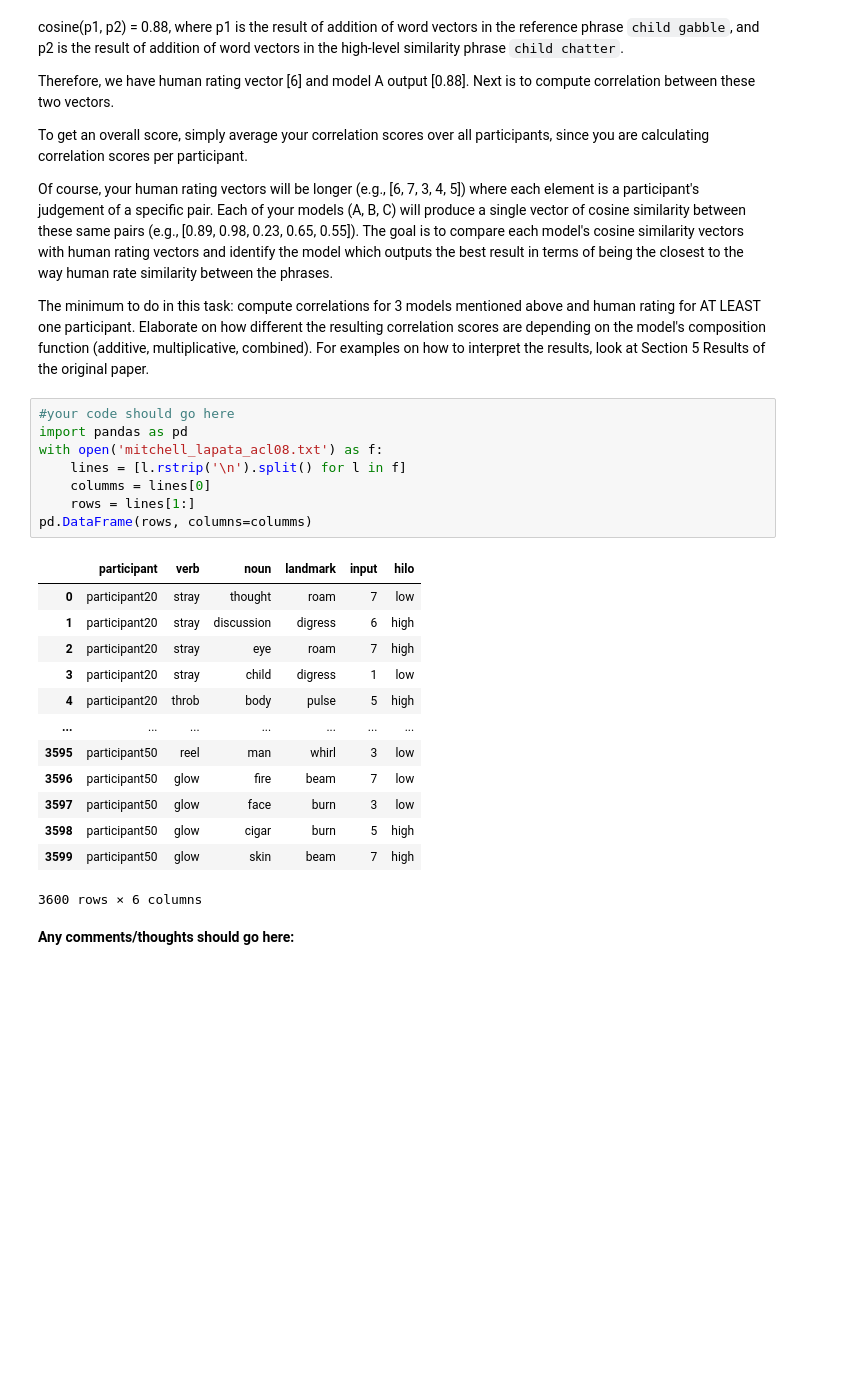
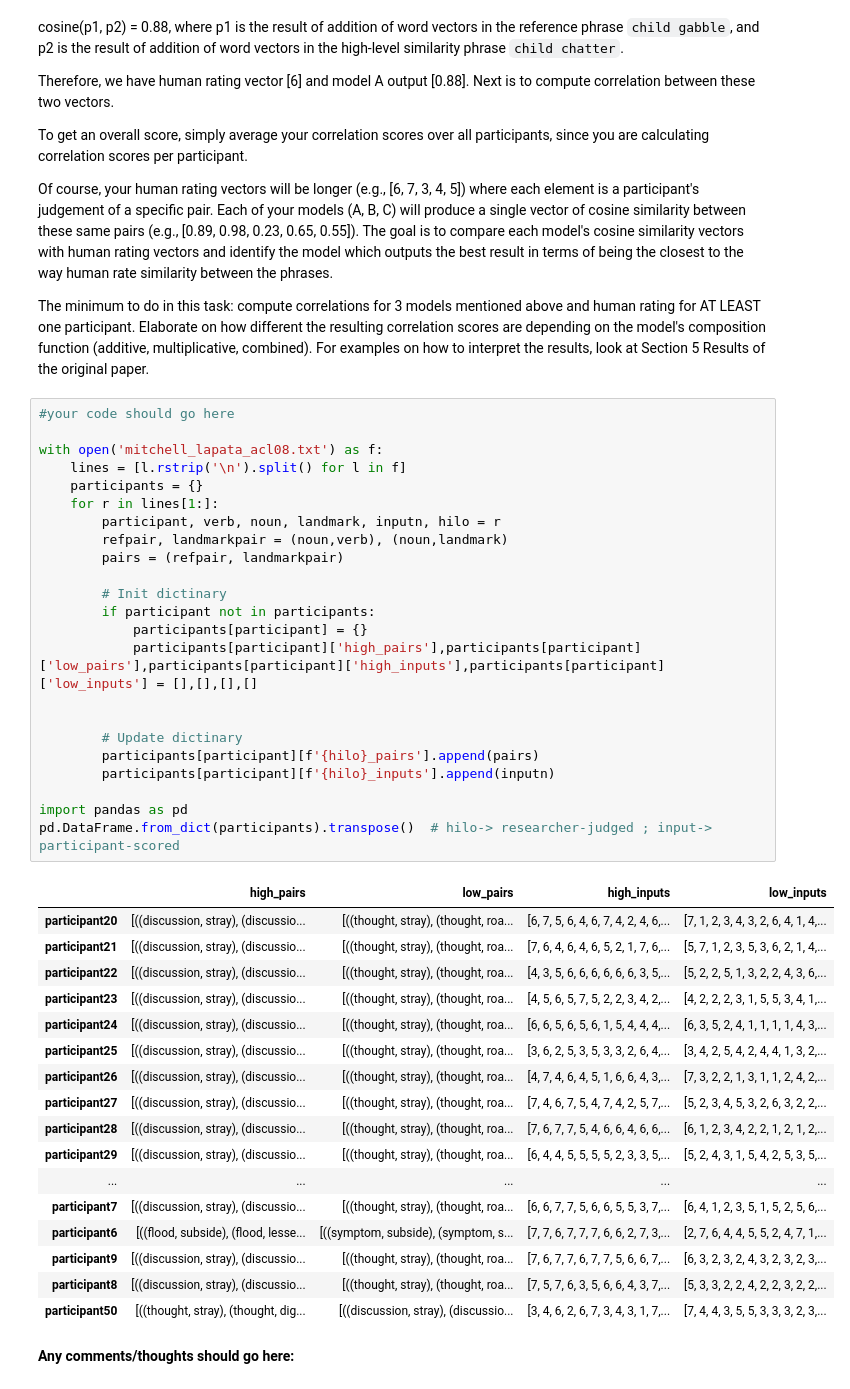
Before and after one commit to chickenbror/computational-semantics-vt21, a Jupyter notebook: BlueMetalLlamas/assignment-02/calvin/Calvin_A2.ipynb, the cells around one changed output. Drawn from its saved outputs; the diff is of its cells as text; blank space fills up the shorter version.

```diff
--- a/BlueMetalLlamas/assignment-02/calvin/Calvin_A2.ipynb
+++ b/BlueMetalLlamas/assignment-02/calvin/Calvin_A2.ipynb
@@ -406,27 +424,46 @@ To get an overall score, simply average your correlation scores over all partici
 Of course, your human rating vectors will be longer (e.g., [6, 7, 3, 4, 5]) where each element is a participant's judgement of a specific pair. Each of your models (A, B, C) will produce a single vector of cosine similarity between these same pairs (e.g., [0.89, 0.98, 0.23, 0.65, 0.55]). The goal is to compare each model's cosine similarity vectors with human rating vectors and identify the model which outputs the best result in terms of being the closest to the way human rate similarity between the phrases.
 
 The minimum to do in this task: compute correlations for 3 models mentioned above and human rating for AT LEAST one participant. Elaborate on how different the resulting correlation scores are depending on the model's composition function (additive, multiplicative, combined). For examples on how to interpret the results, look at Section 5 Results of the original paper.
-# %%
-#your code should go here
-import pandas as pd
-with open('mitchell_lapata_acl08.txt') as f:
-    lines = [l.rstrip('\n').split() for l in f]
-    columms = lines[0]
-    rows = lines[1:]
-pd.DataFrame(rows, columns=columms)
-# %% [output]
-|  | participant | verb | noun | landmark | input | hilo |
-| 0 | participant20 | stray | thought | roam | 7 | low |
-| 1 | participant20 | stray | discussion | digress | 6 | high |
-| 2 | participant20 | stray | eye | roam | 7 | high |
-| 3 | participant20 | stray | child | digress | 1 | low |
-| 4 | participant20 | throb | body | pulse | 5 | high |
-| ... | ... | ... | ... | ... | ... | ... |
-| 3595 | participant50 | reel | man | whirl | 3 | low |
-| 3596 | participant50 | glow | fire | beam | 7 | low |
-| 3597 | participant50 | glow | face | burn | 3 | low |
-| 3598 | participant50 | glow | cigar | burn | 5 | high |
-| 3599 | participant50 | glow | skin | beam | 7 | high |
-3600 rows × 6 columns
+# %%
+#your code should go here
+
+with open('mitchell_lapata_acl08.txt') as f:
+    lines = [l.rstrip('\n').split() for l in f]
+    participants = {}
+    for r in lines[1:]:
+        participant, verb, noun, landmark, inputn, hilo = r
+        refpair, landmarkpair = (noun,verb), (noun,landmark)
+        pairs = (refpair, landmarkpair)
+
+        # Init dictinary
+        if participant not in participants:
+            participants[participant] = {}
+            participants[participant]['high_pairs'],participants[participant]['low_pairs'],participants[participant]['high_inputs'],participants[participant]['low_inputs'] = [],[],[],[]
+
+
+        # Update dictinary
+        participants[participant][f'{hilo}_pairs'].append(pairs)
+        participants[participant][f'{hilo}_inputs'].append(inputn)
+
+import pandas as pd
+pd.DataFrame.from_dict(participants).transpose()  # hilo-> researcher-judged ; input-> participant-scored
+# %% [output]
+|  | high_pairs | low_pairs | high_inputs | low_inputs |
+| participant20 | [((discussion, stray), (discussio... | [((thought, stray), (thought, roa... | [6, 7, 5, 6, 4, 6, 7, 4, 2, 4, 6,... | [7, 1, 2, 3, 4, 3, 2, 6, 4, 1, 4,... |
+| participant21 | [((discussion, stray), (discussio... | [((thought, stray), (thought, roa... | [7, 6, 4, 6, 4, 6, 5, 2, 1, 7, 6,... | [5, 7, 1, 2, 3, 5, 3, 6, 2, 1, 4,... |
+| participant22 | [((discussion, stray), (discussio... | [((thought, stray), (thought, roa... | [4, 3, 5, 6, 6, 6, 6, 6, 6, 3, 5,... | [5, 2, 2, 5, 1, 3, 2, 2, 4, 3, 6,... |
+| participant23 | [((discussion, stray), (discussio... | [((thought, stray), (thought, roa... | [4, 5, 6, 5, 7, 5, 2, 2, 3, 4, 2,... | [4, 2, 2, 2, 3, 1, 5, 5, 3, 4, 1,... |
+| participant24 | [((discussion, stray), (discussio... | [((thought, stray), (thought, roa... | [6, 6, 5, 6, 5, 6, 1, 5, 4, 4, 4,... | [6, 3, 5, 2, 4, 1, 1, 1, 1, 4, 3,... |
+| participant25 | [((discussion, stray), (discussio... | [((thought, stray), (thought, roa... | [3, 6, 2, 5, 3, 5, 3, 3, 2, 6, 4,... | [3, 4, 2, 5, 4, 2, 4, 4, 1, 3, 2,... |
+| participant26 | [((discussion, stray), (discussio... | [((thought, stray), (thought, roa... | [4, 7, 4, 6, 4, 5, 1, 6, 6, 4, 3,... | [7, 3, 2, 2, 1, 3, 1, 1, 2, 4, 2,... |
+| participant27 | [((discussion, stray), (discussio... | [((thought, stray), (thought, roa... | [7, 4, 6, 7, 5, 4, 7, 4, 2, 5, 7,... | [5, 2, 3, 4, 5, 3, 2, 6, 3, 2, 2,... |
+| participant28 | [((discussion, stray), (discussio... | [((thought, stray), (thought, roa... | [7, 6, 7, 7, 5, 4, 6, 6, 4, 6, 6,... | [6, 1, 2, 3, 4, 2, 2, 1, 2, 1, 2,... |
+| participant29 | [((discussion, stray), (discussio... | [((thought, stray), (thought, roa... | [6, 4, 4, 5, 5, 5, 5, 2, 3, 3, 5,... | [5, 2, 4, 3, 1, 5, 4, 2, 5, 3, 5,... |
+| ... | ... | ... | ... | ... |
+| participant7 | [((discussion, stray), (discussio... | [((thought, stray), (thought, roa... | [6, 6, 7, 7, 5, 6, 6, 5, 5, 3, 7,... | [6, 4, 1, 2, 3, 5, 1, 5, 2, 5, 6,... |
+| participant6 | [((flood, subside), (flood, lesse... | [((symptom, subside), (symptom, s... | [7, 7, 6, 7, 7, 7, 6, 6, 2, 7, 3,... | [2, 7, 6, 4, 4, 5, 5, 2, 4, 7, 1,... |
+| participant9 | [((discussion, stray), (discussio... | [((thought, stray), (thought, roa... | [7, 6, 7, 7, 6, 7, 7, 5, 6, 6, 7,... | [6, 3, 2, 3, 2, 4, 3, 2, 3, 2, 3,... |
+| participant8 | [((discussion, stray), (discussio... | [((thought, stray), (thought, roa... | [7, 5, 7, 6, 3, 5, 6, 6, 4, 3, 7,... | [5, 3, 3, 2, 2, 4, 2, 2, 3, 2, 2,... |
+| participant50 | [((thought, stray), (thought, dig... | [((discussion, stray), (discussio... | [3, 4, 6, 2, 6, 7, 3, 4, 3, 1, 7,... | [7, 4, 4, 3, 5, 5, 3, 3, 3, 2, 3,... |
 # %% [markdown]
 **Any comments/thoughts should go here:**
```
Also changed, not shown: parts of 4 cells of this notebook, 2 other files.
